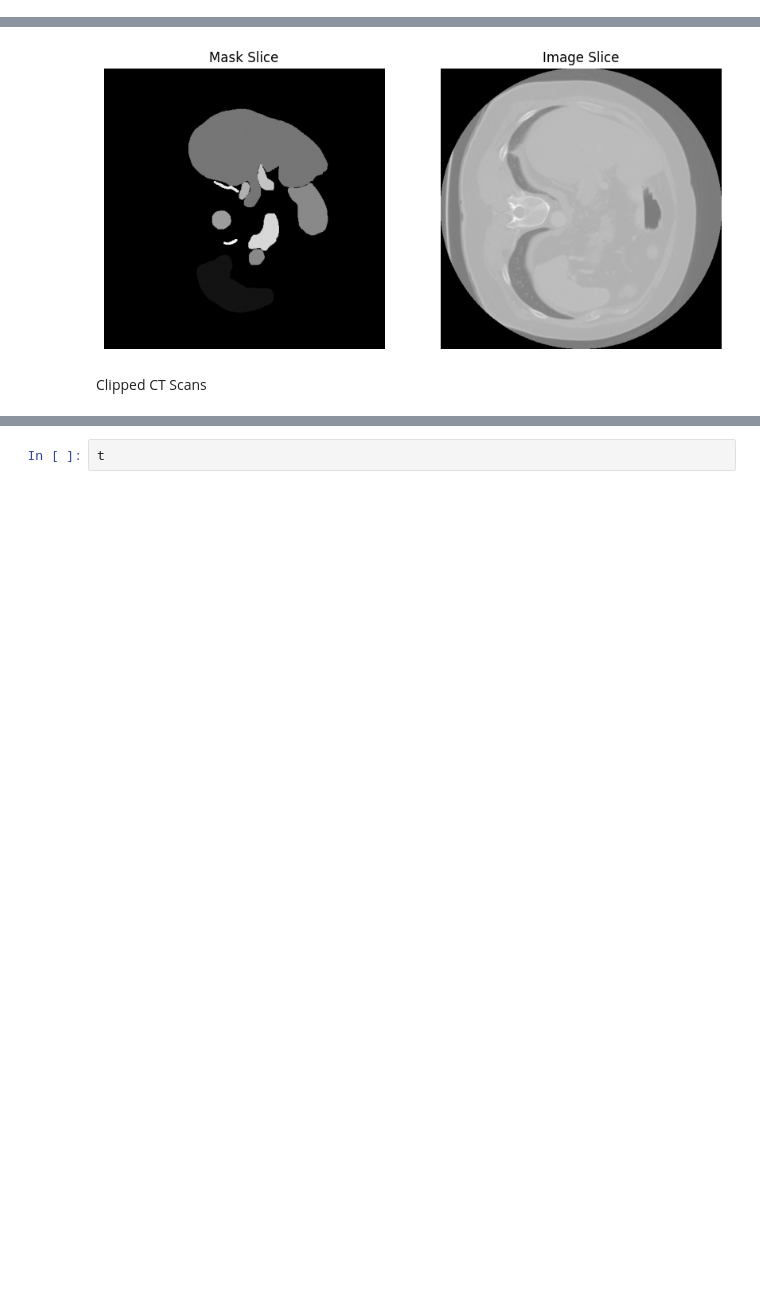
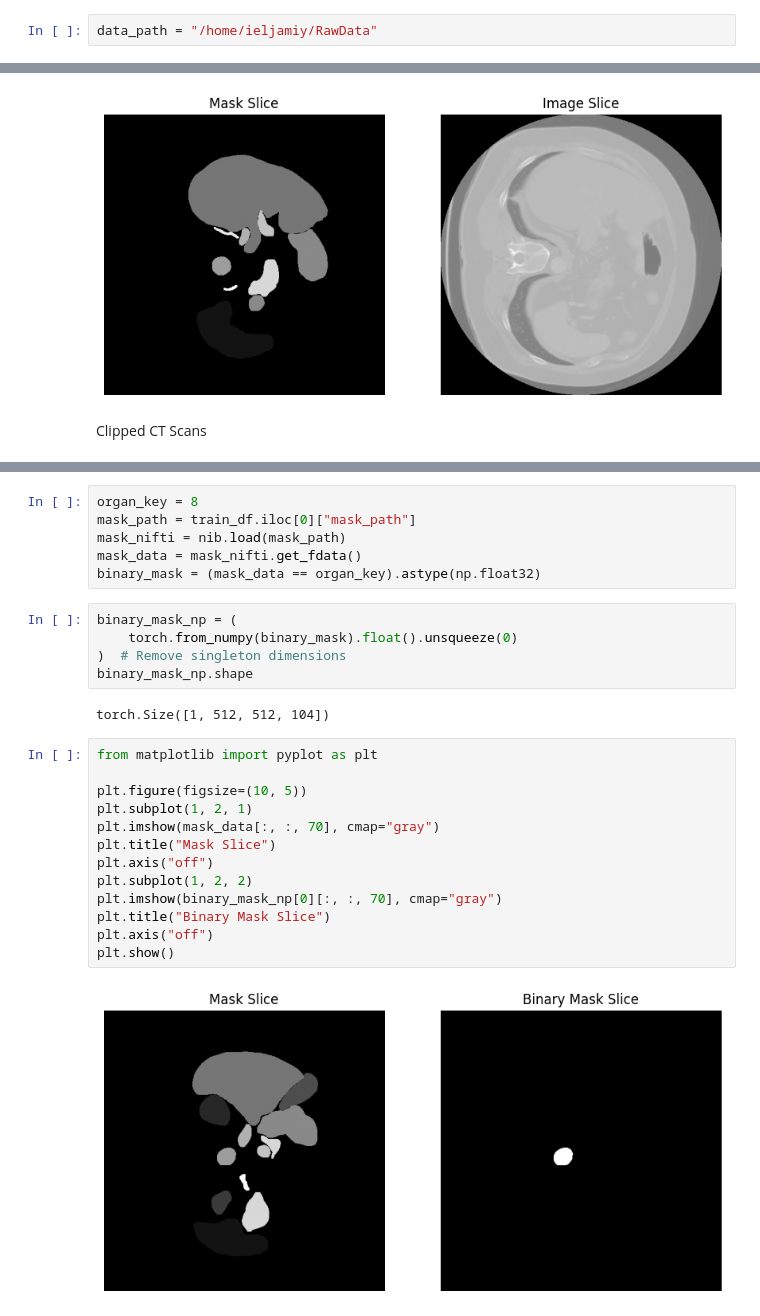
Before and after one commit to Ismailjm/Abdomen-CT_Segmentation, a Jupyter notebook: binary_segmentation/normal_training.ipynb, the cells around one changed output, grey strips where cells are left out. Drawn from its saved outputs; the diff is of its cells as text; blank space fills up the shorter version.

Commit message:
fix:modified the train,val and test creation.

```diff
--- a/binary_segmentation/normal_training.ipynb
+++ b/binary_segmentation/normal_training.ipynb
@@ -5,3 +3,5 @@ data_path = "/home/ismail/projet_PFE/Hands-on-nnUNet/nnUNetFrame/dataset/RawData
+# %%
+data_path = "/home/ieljamiy/RawData"
 # %% [markdown]
 # 1. 2D Dataset
 # %% [markdown]
@@ -300,2 +383,28 @@ NameError: name 'pd' is not defined
-# %%
-t
+# %%
+organ_key = 8
+mask_path = train_df.iloc[0]["mask_path"]
+mask_nifti = nib.load(mask_path)
+mask_data = mask_nifti.get_fdata()
+binary_mask = (mask_data == organ_key).astype(np.float32)
+# %%
+binary_mask_np = (
+    torch.from_numpy(binary_mask).float().unsqueeze(0)
+)  # Remove singleton dimensions
+binary_mask_np.shape
+# %% [output]
+torch.Size([1, 512, 512, 104])
+# %%
+from matplotlib import pyplot as plt
+
+plt.figure(figsize=(10, 5))
+plt.subplot(1, 2, 1)
+plt.imshow(mask_data[:, :, 70], cmap="gray")
+plt.title("Mask Slice")
+plt.axis("off")
+plt.subplot(1, 2, 2)
+plt.imshow(binary_mask_np[0][:, :, 70], cmap="gray")
+plt.title("Binary Mask Slice")
+plt.axis("off")
+plt.show()
+# %% [output]
+[figure, added]
```
Also changed, not shown: parts of 52 cells of this notebook.
